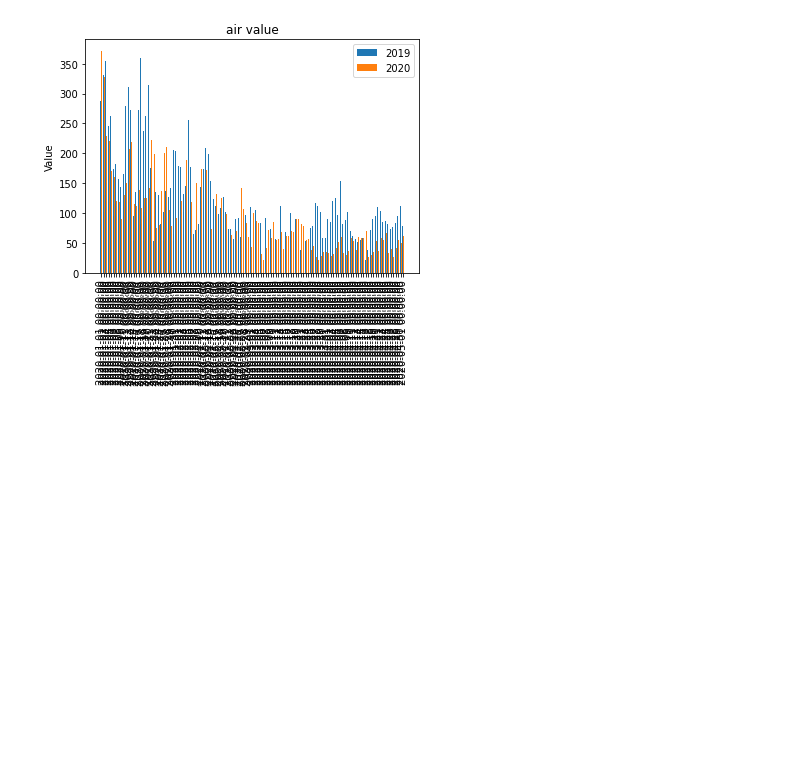
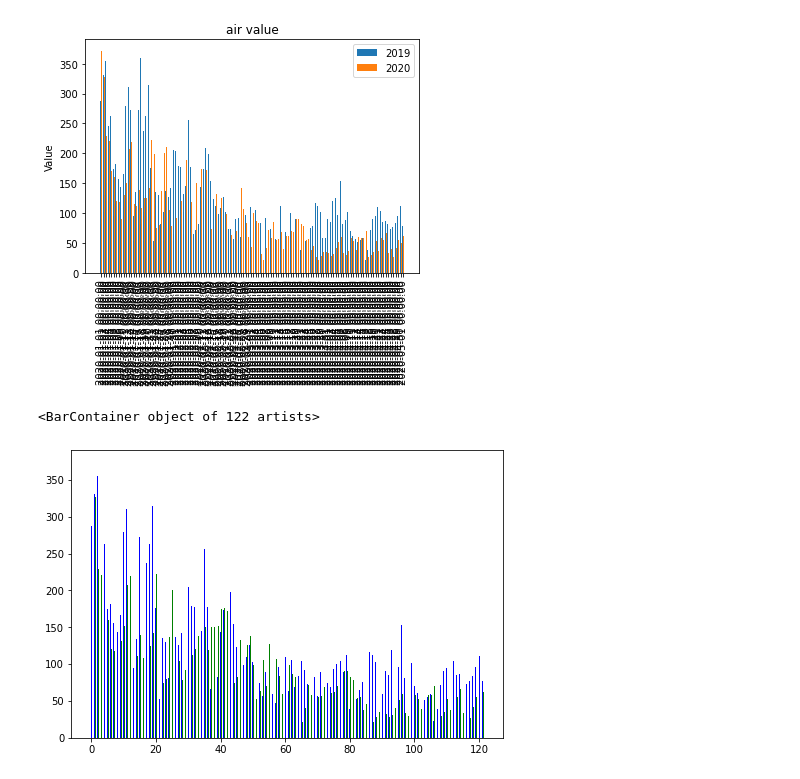
Before and after one commit to Kartik-Chaurasiya/Machine-Learning, a Jupyter notebook: Air_pollution.ipynb, the cells around one changed output. Drawn from its saved outputs; the diff is of its cells as text; code cells hidden in the pictures; blank space fills up the shorter version.

```diff
--- a/Air_pollution.ipynb
+++ b/Air_pollution.ipynb
@@ -207,3 +288,15 @@ plt.xticks(rotation='vertical')
 plt.show()
 # %% [output]
 [figure]
+# %%
+labels = dataset_delhi_2020['Date']
+data1 = dataset_delhi_2019['PM2.5']
+data2 =  dataset_delhi_2020['PM2.5']
+X = np.arange(len(labels))
+fig = plt.figure()
+ax = fig.add_axes([0,0,1,1])
+ax.bar(X + 0.00, data1, color = 'b', width = 0.25)
+ax.bar(X + 0.25, data2, color = 'g', width = 0.25)
+# %% [output]
+<BarContainer object of 122 artists>
+[figure, added]
```
Also changed, not shown: parts of 13 cells of this notebook.
